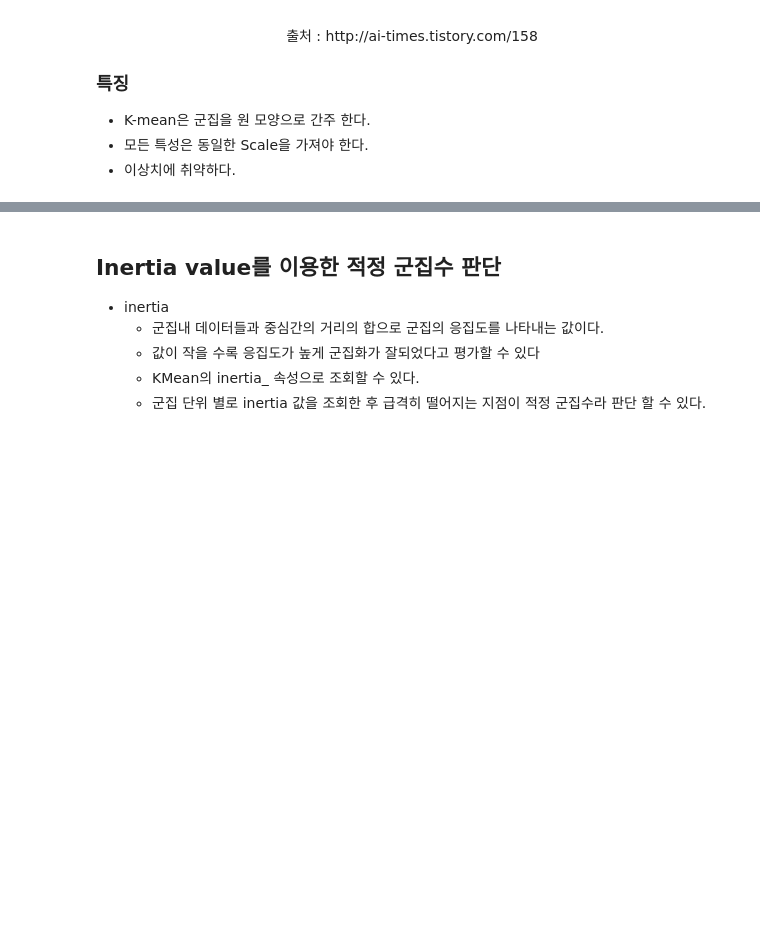
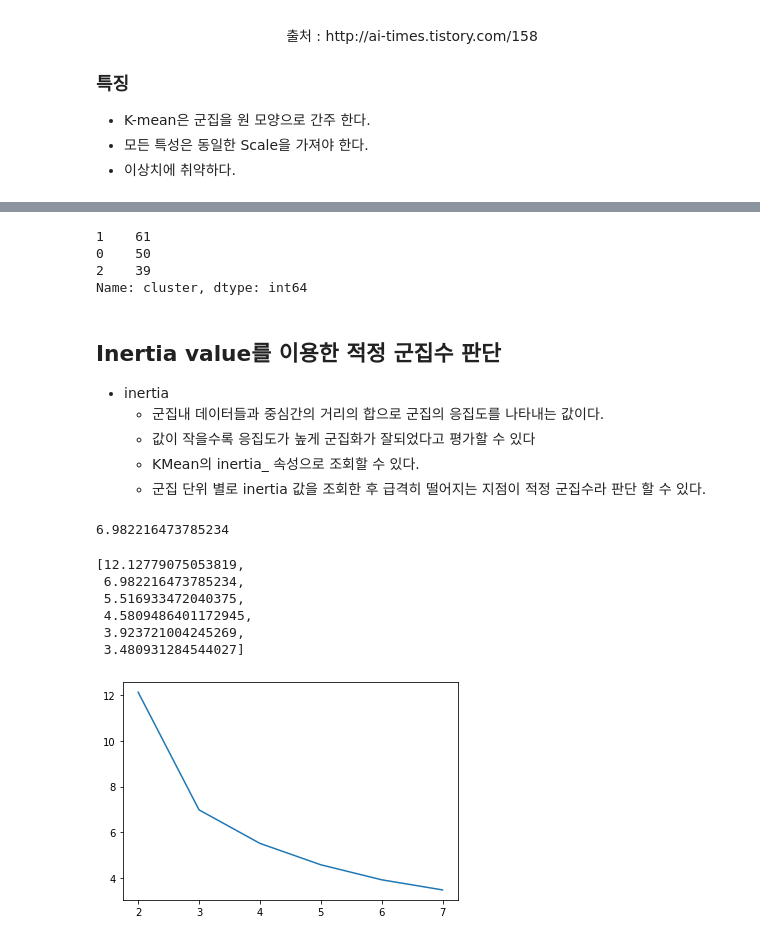
Before and after one commit to purple-cabbage0030/class_review, a Jupyter notebook: 11.MachineLearning/15 군집_Clustering.ipynb, the cells around one changed output, grey strips where cells are left out. Drawn from its saved outputs; the diff is of its cells as text; code cells hidden in the pictures; blank space fills up the shorter version.

```diff
--- a/11.MachineLearning/15 군집_Clustering.ipynb
+++ b/11.MachineLearning/15 군집_Clustering.ipynb
@@ -27,0 +33,13 @@
+# %%
+data = load_iris()
+X = data['data']
+y = data['target']
+# %%
+from sklearn.preprocessing import MinMaxScaler
+mms = MinMaxScaler()
+X_scaled = mms.fit_transform(X)
+# %%
+# KMeans
+from sklearn.cluster import KMeans
+km = KMeans(n_clusters=3, random_state=0)
+km.fit(X_scaled)
@@ -28,10 +103,43 @@
+# %%
+df.cluster.value_counts()
+# %% [output]
+1    61
+0    50
+2    39
+Name: cluster, dtype: int64
 # %% [markdown]
 ## Inertia value를 이용한 적정 군집수 판단
 - inertia
     - 군집내 데이터들과 중심간의 거리의 합으로 군집의 응집도를 나타내는 값이다.
-    - 값이 작을 수록 응집도가 높게 군집화가 잘되었다고 평가할 수 있다
+    - 값이 작을수록 응집도가 높게 군집화가 잘되었다고 평가할 수 있다
     - KMean의 inertia_ 속성으로 조회할 수 있다.
     - 군집 단위 별로 inertia 값을 조회한 후 급격히 떨어지는 지점이 적정 군집수라 판단 할 수 있다.
+# %%
+km.inertia_
+# %% [output]
+6.982216473785234
+# %%
+k_list = [2, 3, 4, 5, 6, 7]
+inertia_list = []
+for k in k_list:
+    km = KMeans(n_clusters=k)
+    km.fit(X_scaled)
+    inertia_list.append(km.inertia_)
+# %%
+inertia_list
+# %% [output]
+[12.12779075053819,
+ 6.982216473785234,
+ 5.516933472040375,
+ 4.5809486401172945,
+ 3.923721004245269,
+ 3.480931284544027]
+# %%
+import matplotlib.pyplot as plt
+plt.plot(k_list, inertia_list)
+plt.show()
+# %% [output]
+[figure, added]
 # %% [markdown]
 ### 평가 : 실루엣 지표
 
```
Also changed, not shown: parts of 12 cells of this notebook.
